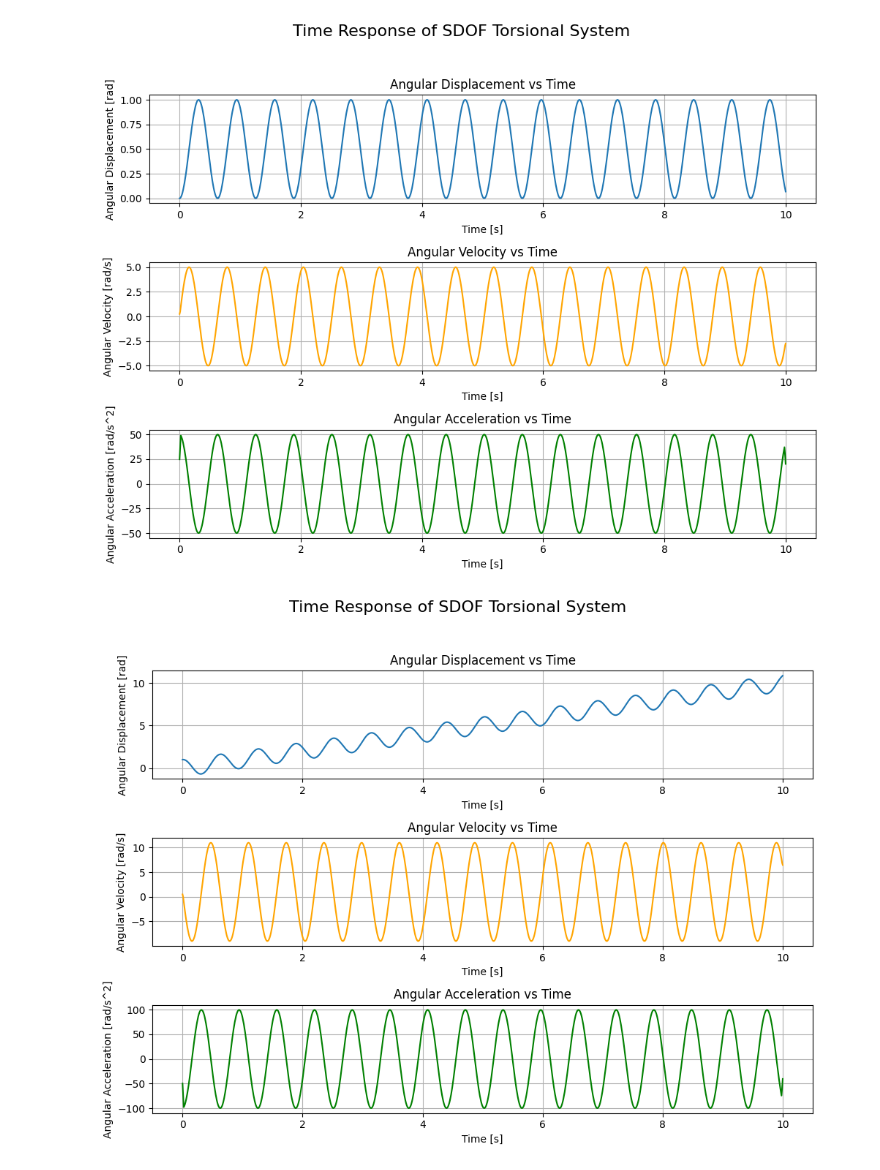
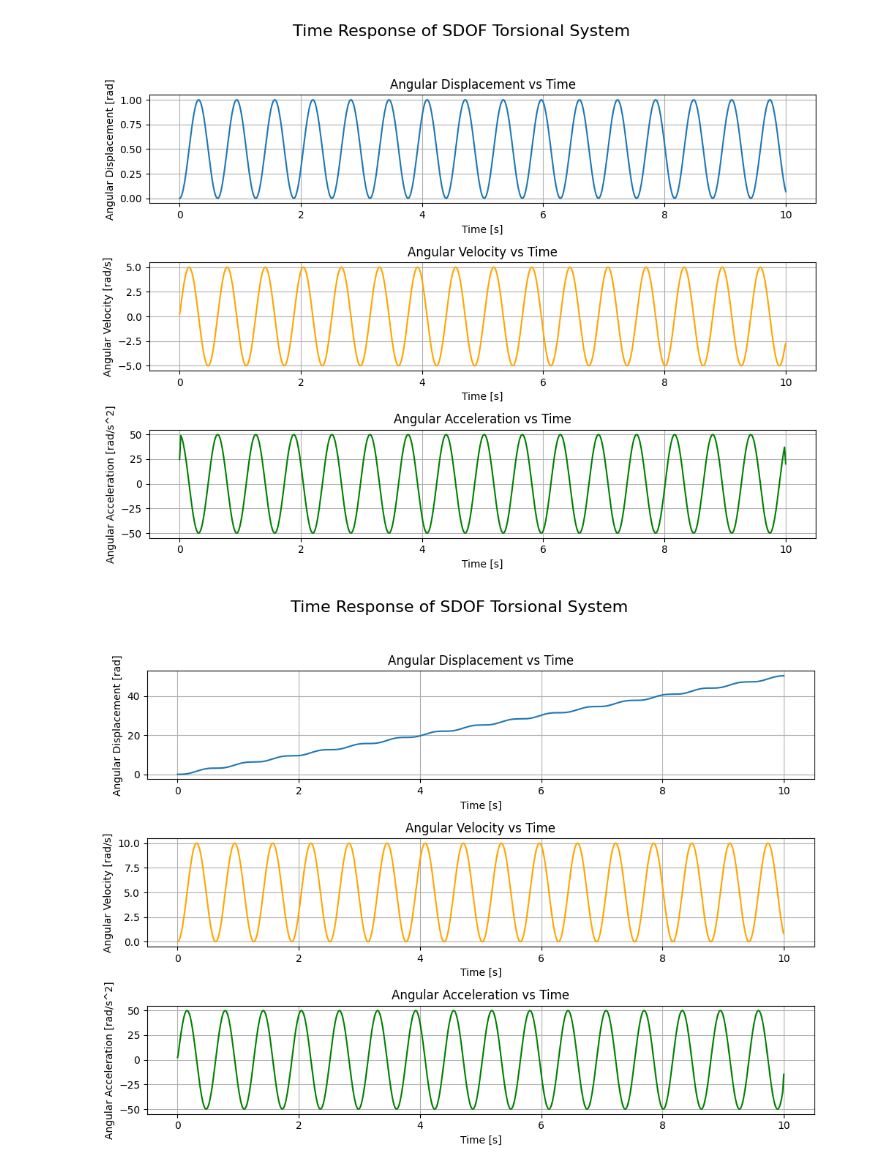
Before and after one commit to Rmhuneineh/my-website, a Jupyter notebook: content/posts/torsional_vibrations_1/00_torVib.ipynb, the cells around one changed output. Cells and saved outputs as stored; diff of their text form; code cells hidden in the pictures.

Commit message:
added equations involving the solution constants. modified code structure. added the case of forced vibrations under a linear torque ramp.

```diff
--- a/content/posts/torsional_vibrations_1/00_torVib.ipynb
+++ b/content/posts/torsional_vibrations_1/00_torVib.ipynb
@@ -34,20 +34,26 @@ class SDOFTorsionalSystem:
         omega_n = self.omega_n
         if load_type == "constant":
              tau_0 = tau_ext
-             particular_solution = tau_0 / self.c
-             theta_0 = particular_solution
+             thetaP_0 = tau_0 / self.c
+             thetaP_t = thetaP_0 * np.ones_like(t)  # Particular solution for constant torque
+             thetaPdot_0 = 0
         elif load_type == "linear":
             r = tau_ext
-            particular_solution = (r / self.c) * t
-            theta_0 = particular_solution[0]  # Initial value of the particular solution at t=0
+            alpha = r / self.c
+            beta = 0
+            thetaP_t = alpha * t + beta  # Particular solution for linear torque ramp
+            thetaP_0 = thetaP_t[0]  # Initial value of the particular solution at t=0
+            thetaPdot_0 = r / self.c  # Initial value of the derivative of the particular solution at t=0
         else:
             raise ValueError("Unsupported load type. Please specify 'constant' for constant external torque or 'linear' for linear torque ramp.")
 
         # Calculate the constants A and B based on initial conditions
-        A = initial_angle - theta_0  # Adjusting for the particular solution at t=0
-        B = initial_velocity / omega_n
+        A = initial_angle - thetaP_0  # Adjusting for the particular solution at t=0
+        B = (initial_velocity - thetaPdot_0) / omega_n
+        # General solution for the homogeneous part
+        thetaG_t = A * np.cos(omega_n * t) + B * np.sin(omega_n * t)
         # Time response using the analytical solution for the specified load type
-        theta_t = (A * np.cos(omega_n * t) + B * np.sin(omega_n * t) + particular_solution)
+        theta_t = thetaG_t + thetaP_t
         return t, theta_t
 # %%
 # Create an instance of the SDOF torsional system
@@ -124,34 +130,34 @@ plt.tight_layout(rect=[0, 0.03, 1, 0.95])
 [figure]
 # %%
 # Simulate time response with a linear torque ramp
-r = 10  # Rate of change of external torque in [N*m/s]
-t, theta_t = S.simulate_time_response(initial_angle=1, initial_velocity=0, time_span=time_span, load_type="linear", tau_ext=r)
+tau_ext = 50  # Rate of change of the torque in [N*m/s]
+t, theta_t = S.simulate_time_response(initial_angle=0, initial_velocity=0, time_span=time_span, load_type="linear", tau_ext=tau_ext)
 
 # Plotting the time response
 fig, axes = plt.subplots(3, 1, figsize=(10, 8))
 fig.suptitle('Time Response of SDOF Torsional System', fontsize=16)
 # Angular Displacement vs Time
 axes[0].plot(t, theta_t, label='Angular Displacement')
 axes[0].set_xlabel('Time [s]')
 axes[0].set_ylabel('Angular Displacement [rad]')
 axes[0].set_title('Angular Displacement vs Time')
 axes[0].grid(True)
 
 # Angular Velocity vs Time
 angular_velocity = np.gradient(theta_t, t)
 axes[1].plot(t, angular_velocity, label='Angular Velocity', color='orange')
 axes[1].set_xlabel('Time [s]')
 axes[1].set_ylabel('Angular Velocity [rad/s]')
 axes[1].set_title('Angular Velocity vs Time')
 axes[1].grid(True)
 
 # Angular Acceleration vs Time
 angular_acceleration = np.gradient(angular_velocity, t)
 axes[2].plot(t, angular_acceleration, label='Angular Acceleration', color='green')
 axes[2].set_xlabel('Time [s]')
 axes[2].set_ylabel('Angular Acceleration [rad/s^2]')
 axes[2].set_title('Angular Acceleration vs Time')
 axes[2].grid(True)
 plt.tight_layout(rect=[0, 0.03, 1, 0.95])
 # %% [output]
-[figure, old version]
+[figure, new version]
```
Also changed, not shown: 2 other files.
